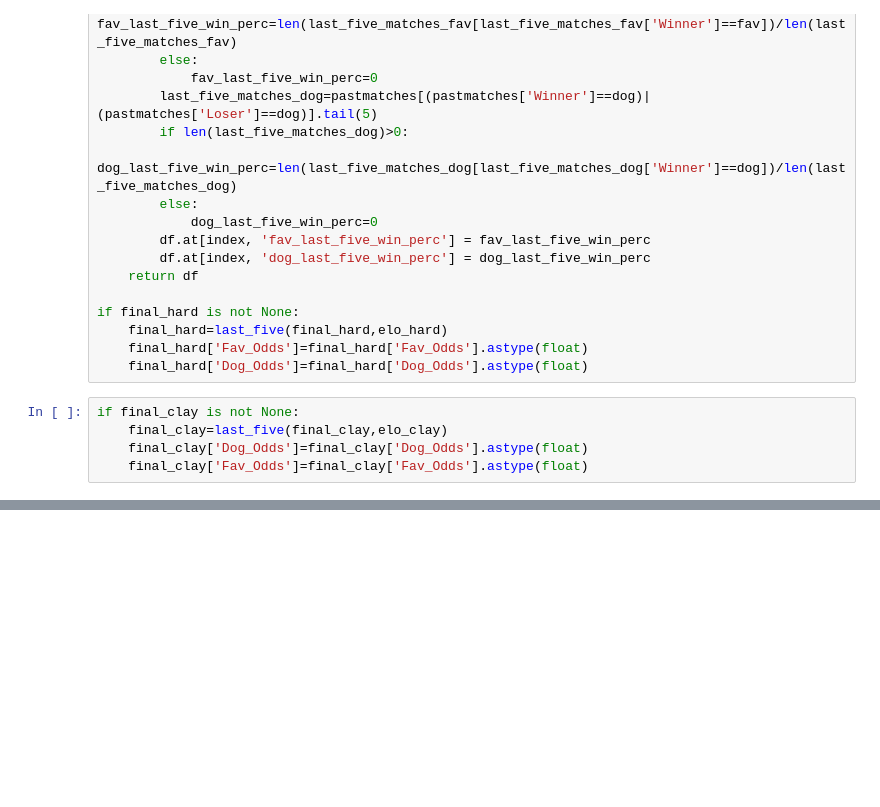
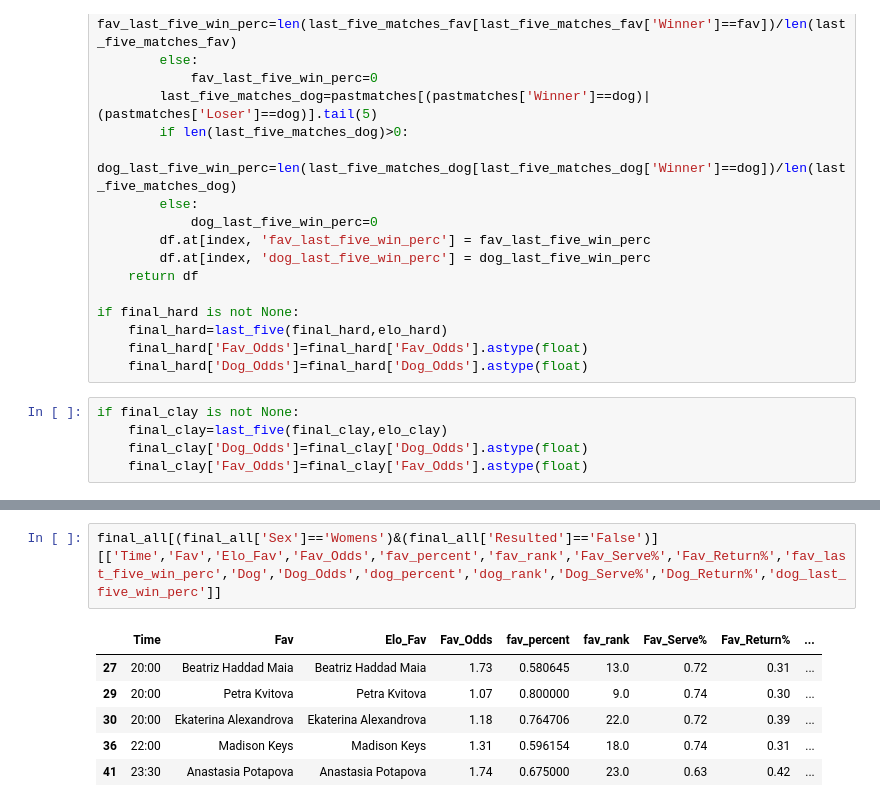
Before and after one commit to Witwolski/tennis_atp, a Jupyter notebook: ranking_analysis_new.ipynb, the cells around one changed output, grey strips where cells are left out. Cells and saved outputs as stored; diff of their text form; blank space fills up the shorter version.

```diff
--- a/ranking_analysis_new.ipynb
+++ b/ranking_analysis_new.ipynb
@@ -1222,0 +456,9 @@ pred_final
+# %%
+final_all[(final_all['Sex']=='Womens')&(final_all['Resulted']=='False')][['Time','Fav','Elo_Fav','Fav_Odds','fav_percent','fav_rank','Fav_Serve%','Fav_Return%','fav_last_five_win_perc','Dog','Dog_Odds','dog_percent','dog_rank','Dog_Serve%','Dog_Return%','dog_last_five_win_perc']]
+# %% [output]
+|  | Time | Fav | Elo_Fav | Fav_Odds | fav_percent | fav_rank | Fav_Serve% | Fav_Return% | ... |
+| 27 | 20:00 | Beatriz Haddad Maia | Beatriz Haddad Maia | 1.73 | 0.580645 | 13.0 | 0.72 | 0.31 | ... |
+| 29 | 20:00 | Petra Kvitova | Petra Kvitova | 1.07 | 0.800000 | 9.0 | 0.74 | 0.30 | ... |
+| 30 | 20:00 | Ekaterina Alexandrova | Ekaterina Alexandrova | 1.18 | 0.764706 | 22.0 | 0.72 | 0.39 | ... |
+| 36 | 22:00 | Madison Keys | Madison Keys | 1.31 | 0.596154 | 18.0 | 0.74 | 0.31 | ... |
+| 41 | 23:30 | Anastasia Potapova | Anastasia Potapova | 1.74 | 0.675000 | 23.0 | 0.63 | 0.42 | ... |
```
Also changed, not shown: parts of 25 cells of this notebook, 15 other files.
